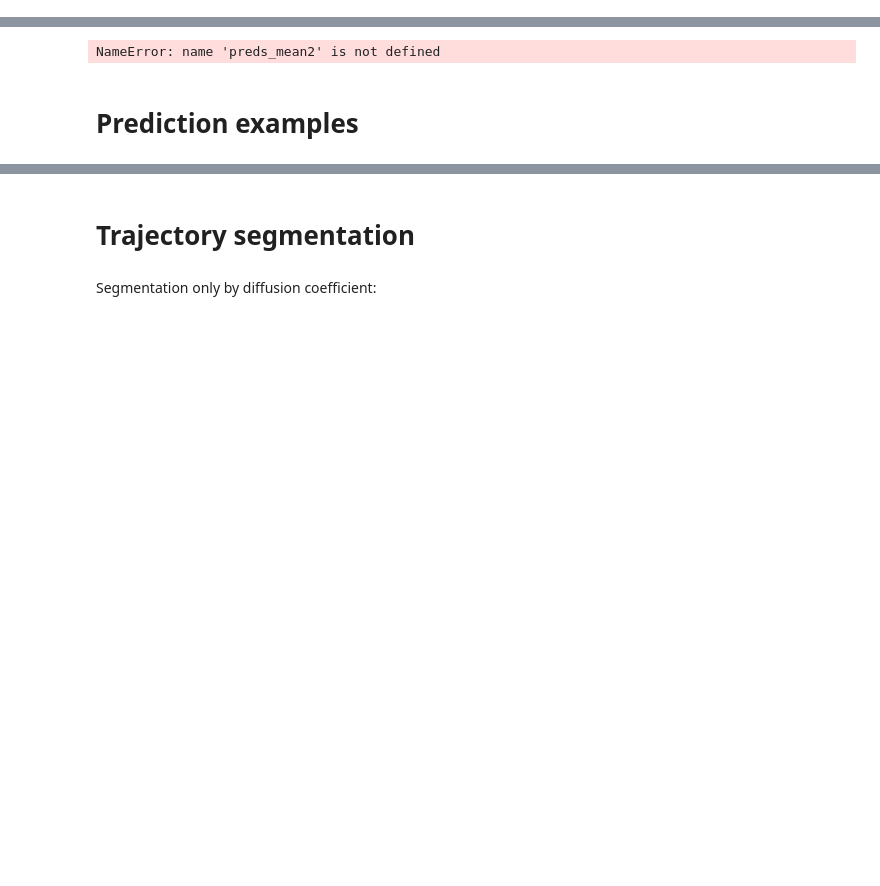
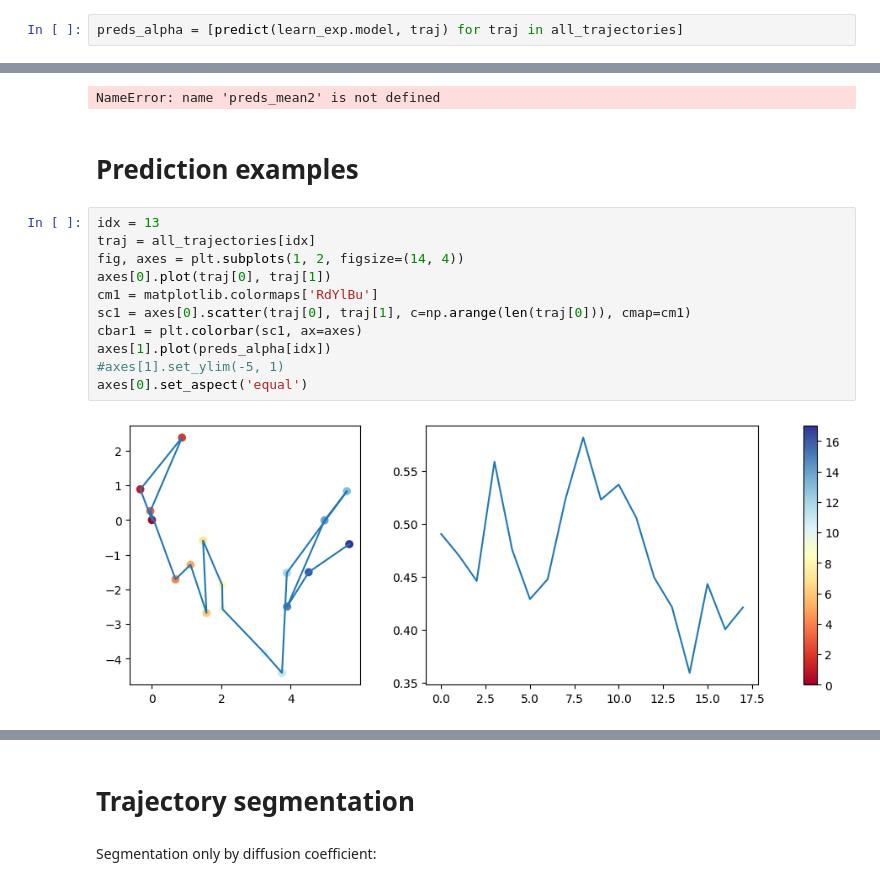
Before and after one commit to JessicaAngulo/step, a Jupyter notebook: nbs/tutorials/preliminary_2datasets.ipynb, the cells around one changed output, grey strips where cells are left out. Cells and saved outputs as stored; diff of their text form; blank space fills up the shorter version.

```diff
--- a/nbs/tutorials/preliminary_2datasets.ipynb
+++ b/nbs/tutorials/preliminary_2datasets.ipynb
@@ -208,6 +205,8 @@ learn_exp.model.eval();
 # %%
 def predict(model, x):
     return to_detach(model(x.cuda().T.unsqueeze(0).float()).squeeze())
+# %%
+preds_alpha = [predict(learn_exp.model, traj) for traj in all_trajectories]
 # %%
 preds = [predict(learn_diff.model, traj) for traj in all_trajectories]
 #preds2 = [predict(learn_diff.model, traj) for traj in all_trajectories2]
@@ -263,4 +262,17 @@ plt.legend()
 NameError: name 'preds_mean2' is not defined
 # %% [markdown]
 # Prediction examples
+# %%
+idx = 13
+traj = all_trajectories[idx]
+fig, axes = plt.subplots(1, 2, figsize=(14, 4))
+axes[0].plot(traj[0], traj[1])
+cm1 = matplotlib.colormaps['RdYlBu']
+sc1 = axes[0].scatter(traj[0], traj[1], c=np.arange(len(traj[0])), cmap=cm1)
+cbar1 = plt.colorbar(sc1, ax=axes)
+axes[1].plot(preds_alpha[idx])
+#axes[1].set_ylim(-5, 1)
+axes[0].set_aspect('equal')
+# %% [output]
+[figure, added]
 # %%
```
Also changed, not shown: parts of 16 cells of this notebook, 1 other file.
